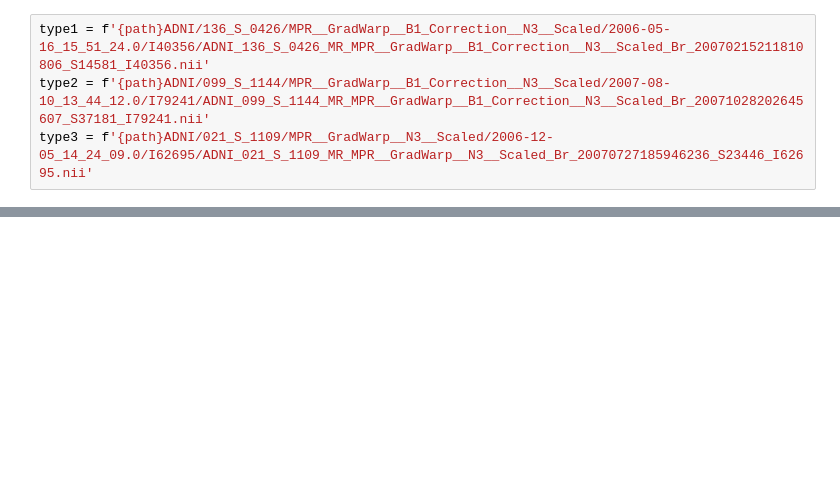
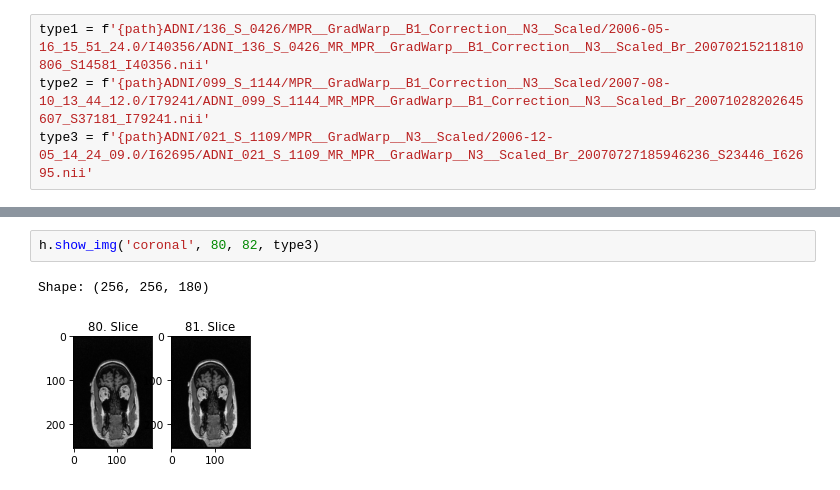
Before and after one commit to tanyelai/alzheimer, a Jupyter notebook: data_exploration/investigate_differences.ipynb, the cells around one changed output, grey strips where cells are left out. Drawn from its saved outputs; the diff is of its cells as text; blank space fills up the shorter version.

```diff
--- a/data_exploration/investigate_differences.ipynb
+++ b/data_exploration/investigate_differences.ipynb
@@ -103,0 +128,5 @@ Shape: (256, 256, 180)
+# %%
+h.show_img('coronal', 80, 82, type3)
+# %% [output]
+Shape: (256, 256, 180)
+[figure, added]
```
Also changed, not shown: parts of 18 cells of this notebook.
